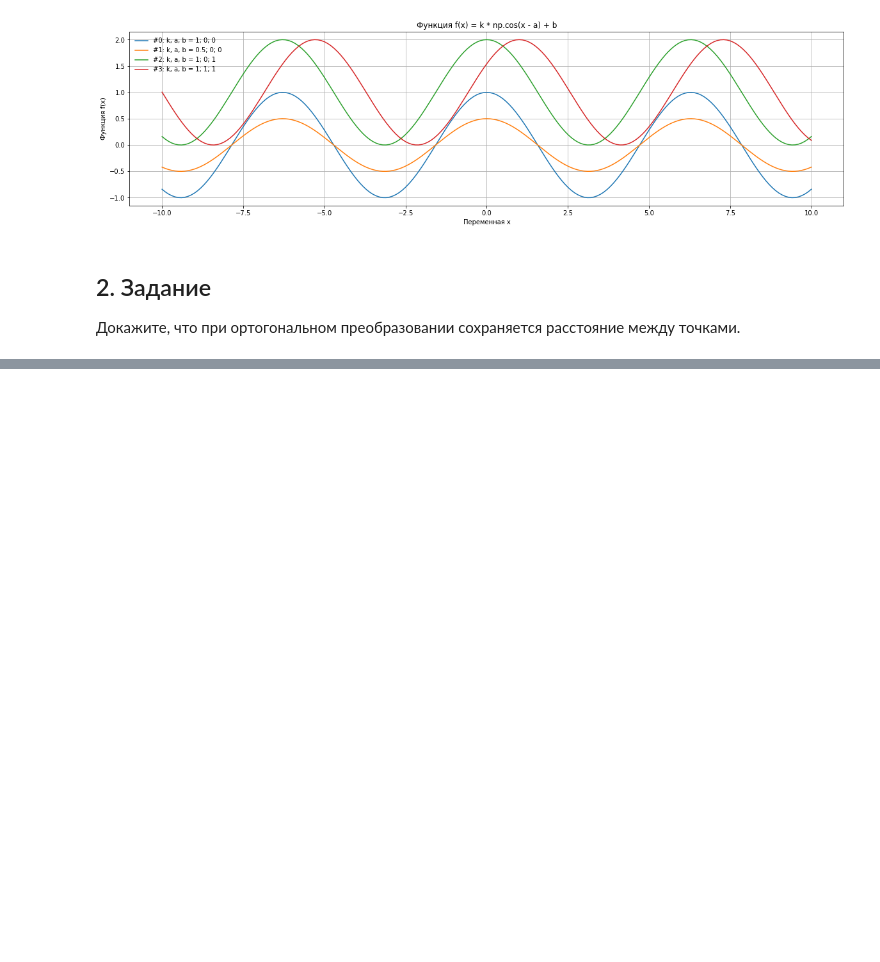
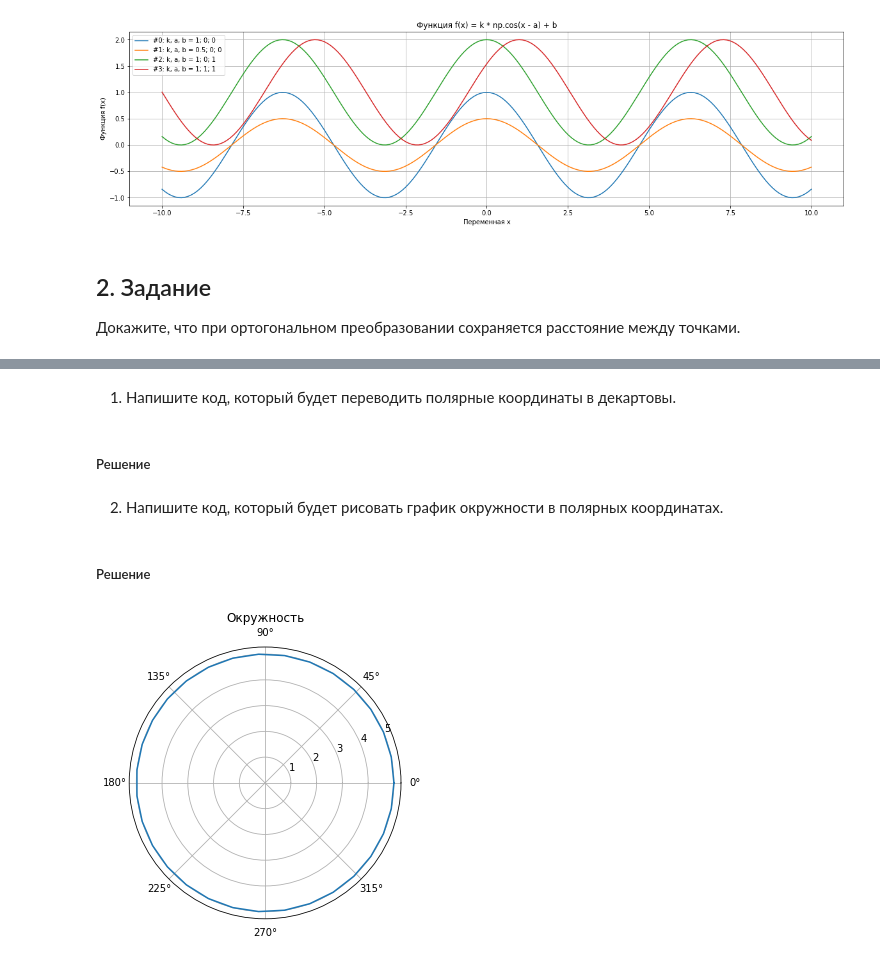
Before and after one commit to Gecod/GB, a Jupyter notebook: 2021.09-10 Introduction to Higher Mathematics/Task_03/Task_03.ipynb, the cells around one changed output, grey strips where cells are left out. Drawn from its saved outputs; the diff is of its cells as text; code cells hidden in the pictures; blank space fills up the shorter version.

```diff
--- a/2021.09-10 Introduction to Higher Mathematics/Task_03/Task_03.ipynb
+++ b/2021.09-10 Introduction to Higher Mathematics/Task_03/Task_03.ipynb
@@ -325,0 +335,4 @@ $ \Delta_2 = (x_1 + a - x_2 - a, y_1 + b - y_2 - b, z_1 + c - z_2 - c) = (x_1 -
+# %% [markdown]
+1) Напишите код, который будет переводить полярные координаты в декартовы.
+# %% [markdown]
+##### Решение
@@ -325,0 +352,25 @@ $ \Delta_2 = (x_1 + a - x_2 - a, y_1 + b - y_2 - b, z_1 + c - z_2 - c) = (x_1 -
+# %% [markdown]
+2) Напишите код, который будет рисовать график окружности в полярных координатах.
+# %% [markdown]
+##### Решение
+# %%
+rcParams["figure.figsize"] = 5, 5
+
+r = 5
+x0 = 1
+y0 = 1
+
+step_lin = 0.5
+semicircle_len = np.pi * r
+n_points = int(semicircle_len / step_lin) + 1
+
+R = [r] * n_points
+alpha = np.linspace(0, 2*np.pi, n_points)
+
+plt.polar(alpha, R)
+
+plt.title("Окружность")
+
+plt.show()
+# %% [output]
+[figure, added]
```
Also changed, not shown: parts of 36 cells of this notebook.
